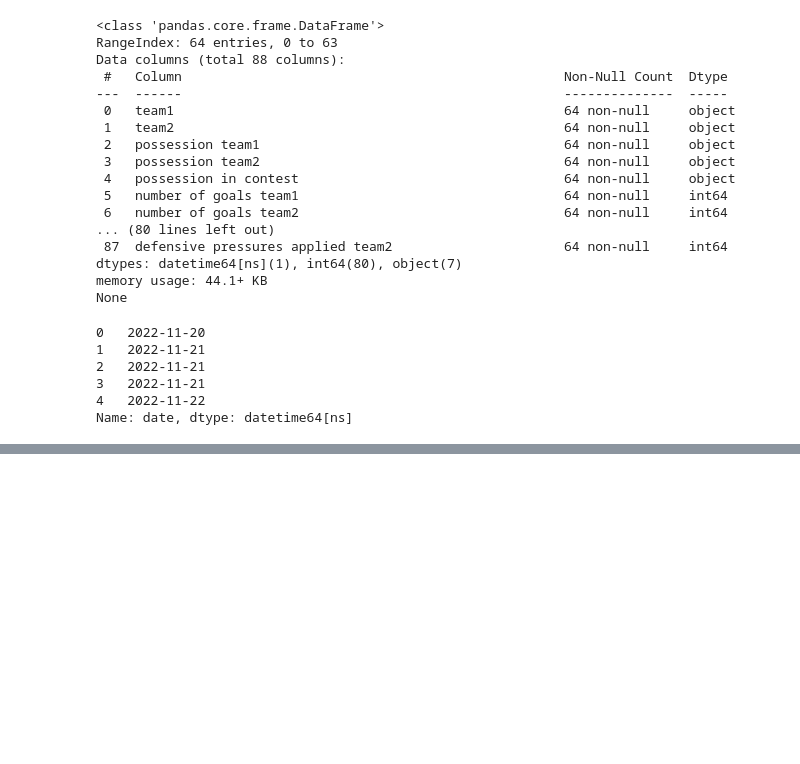
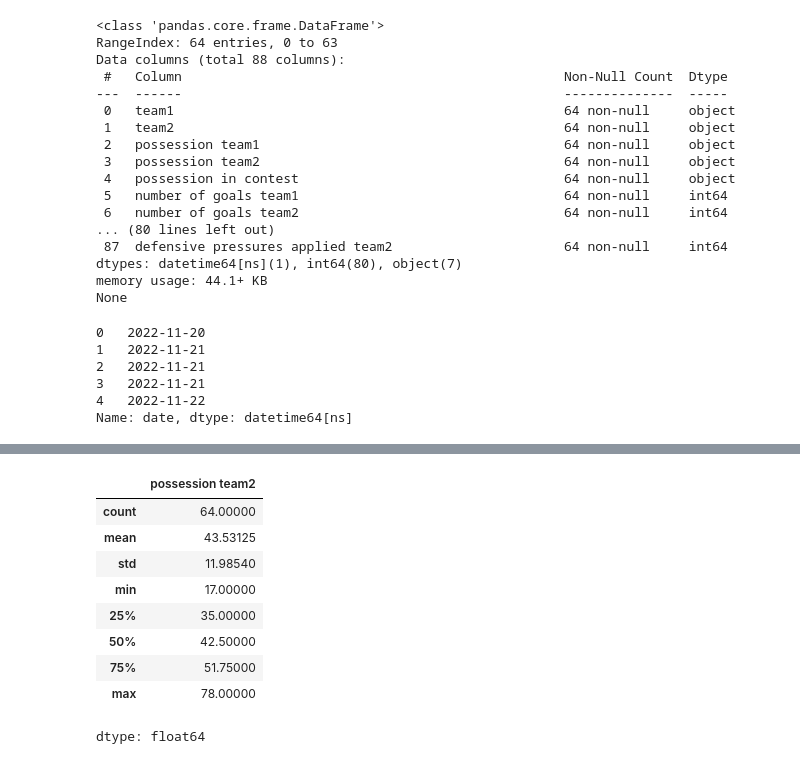
Before and after one commit to luang1t/learn_data, a Jupyter notebook: pandas_first_steps.ipynb, the cells around one changed output, grey strips where cells are left out. Saved outputs shown, nothing was run; the diff lists cells and outputs as text; code cells hidden in the pictures; blank space fills up the shorter version.

```diff
--- a/pandas_first_steps.ipynb
+++ b/pandas_first_steps.ipynb
@@ -183,0 +196,13 @@ print(df[value_for_change])
+# %%
+df['possession team2'].describe()
+# %% [output]
+|  | possession team2 |
+| count | 64.00000 |
+| mean | 43.53125 |
+| std | 11.98540 |
+| min | 17.00000 |
+| 25% | 35.00000 |
+| 50% | 42.50000 |
+| 75% | 51.75000 |
+| max | 78.00000 |
+dtype: float64
```
Also changed, not shown: parts of 9 cells of this notebook.
